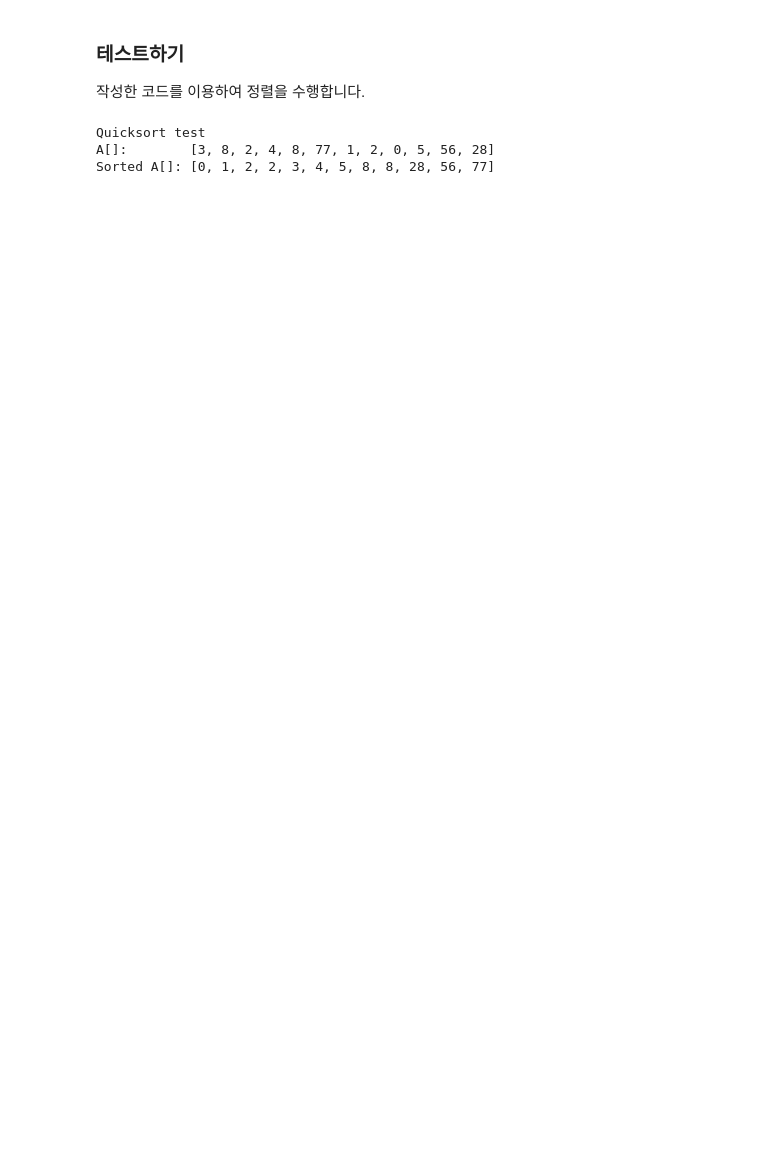
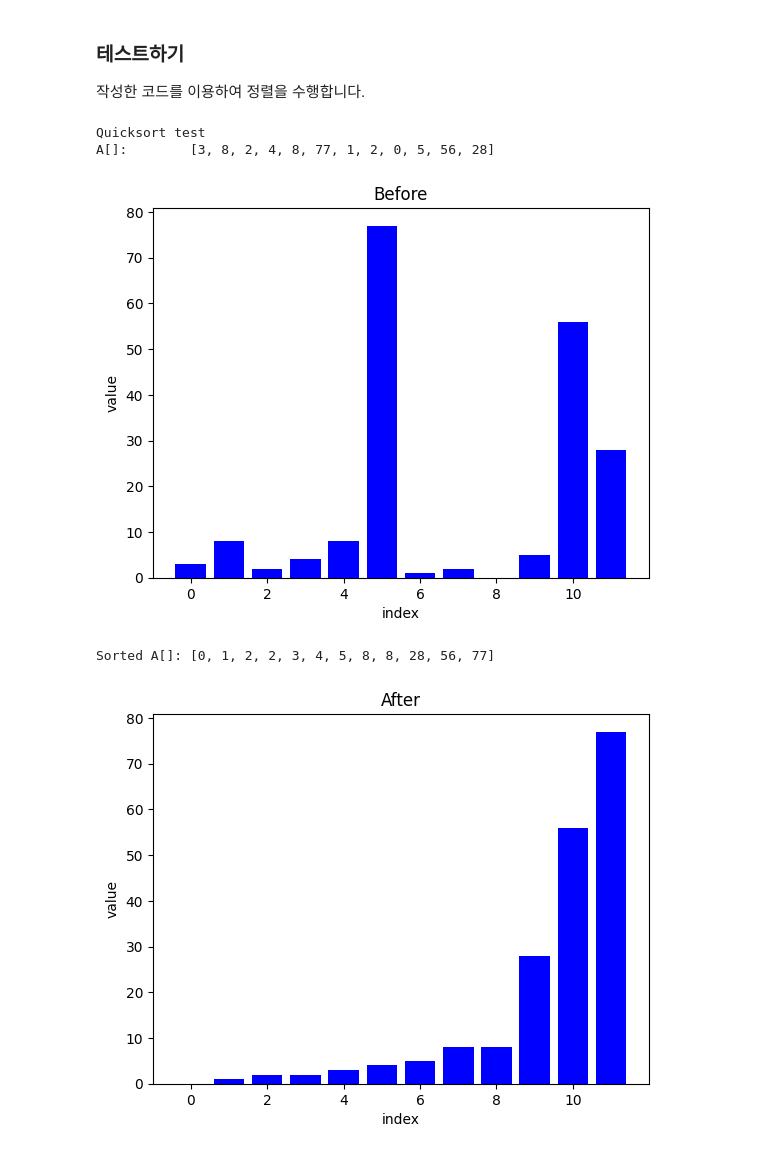
Before and after one commit to leelogan0223-ops/123, a Jupyter notebook: 2025_fall/BasicSorting.ipynb, the cells around one changed output. Cells and saved outputs as stored; diff of their text form; code cells hidden in the pictures; blank space fills up the shorter version.

```diff
--- a/2025_fall/BasicSorting.ipynb
+++ b/2025_fall/BasicSorting.ipynb
@@ -184,12 +183,14 @@ def partition(A, p:int, r:int) -> int:
 # %%
 print("Quicksort test")
 A = [3, 8, 2, 4, 8, 77, 1, 2, 0, 5, 56, 28]
 print("A[]:       ", A)
-#drawPlot(A, "Before")
+drawPlot(A, "Before")
 quickSort(A, 0, len(A)-1)
 print("Sorted A[]:", A)
-#drawPlot(A, "After")
+drawPlot(A, "After")
 # %% [output]
 Quicksort test
 A[]:        [3, 8, 2, 4, 8, 77, 1, 2, 0, 5, 56, 28]
-Sorted A[]: [0, 1, 2, 2, 3, 4, 5, 8, 8, 28, 56, 77]
+[figure, added]
+Sorted A[]: [0, 1, 2, 2, 3, 4, 5, 8, 8, 28, 56, 77]
+[figure, added]
```
Also changed, not shown: parts of 1 cell of this notebook.
